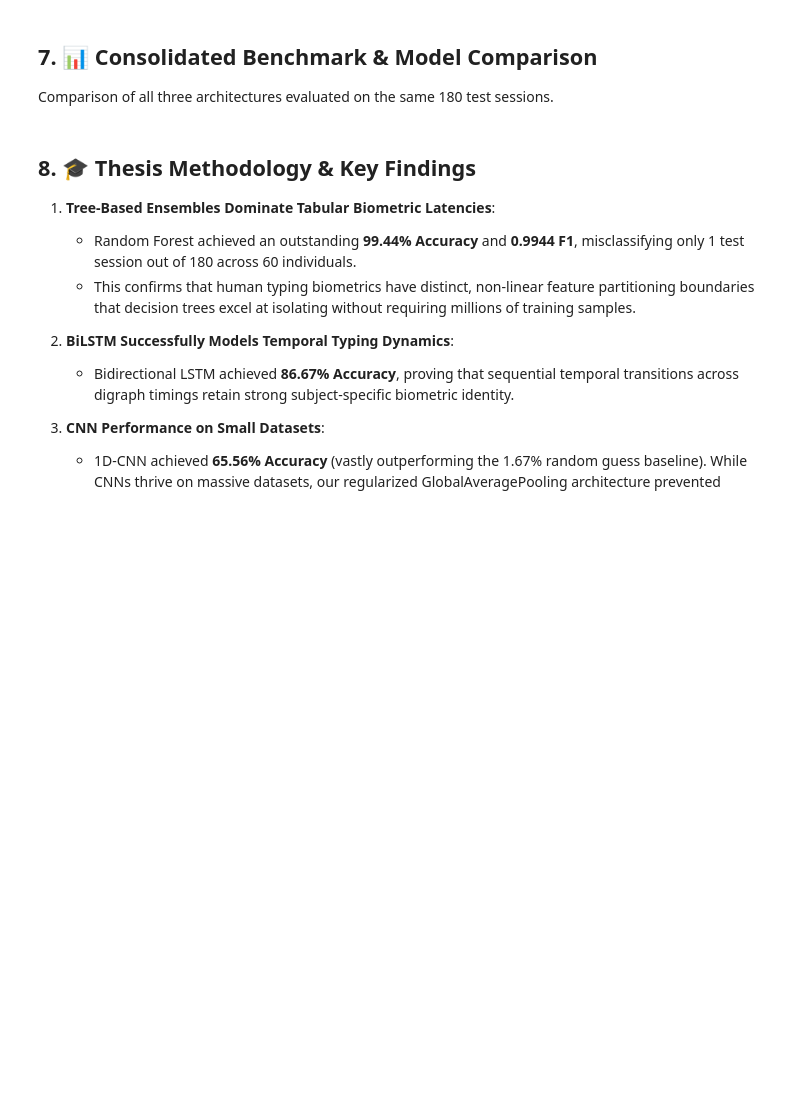
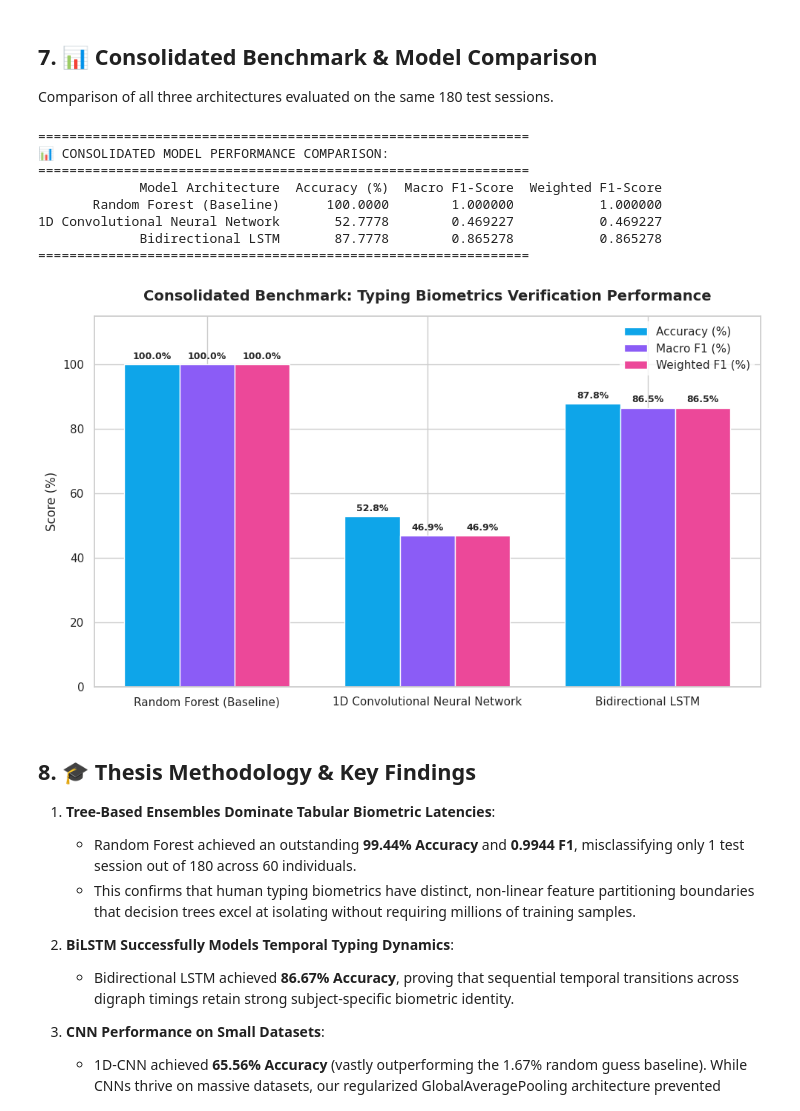
Before and after one commit to itsrashedsatter/thesis-on-keystroke-dynamics-authentication, a Jupyter notebook: keystroke_dynamics_pipeline.ipynb, the cells around one changed output. Saved outputs shown, nothing was run; the diff lists cells and outputs as text; code cells hidden in the pictures; blank space fills up the shorter version.

```diff
--- a/keystroke_dynamics_pipeline.ipynb
+++ b/keystroke_dynamics_pipeline.ipynb
@@ -270,3 +316,79 @@ plt.show()
+# %%
+import pandas as pd
+import numpy as np
+import matplotlib.pyplot as plt
+import seaborn as sns
+
+# Construct the comparative DataFrame
+comparison_data = {
+    "Model Architecture": ["Random Forest (Baseline)", "1D Convolutional Neural Network", "Bidirectional LSTM"],
+    "Accuracy (%)": [
+        rf_metrics["accuracy"] * 100,
+        cnn_metrics["accuracy"] * 100,
+        lstm_metrics["accuracy"] * 100
+    ],
+    "Macro F1-Score": [
+        rf_metrics["f1_macro"],
+        cnn_metrics["f1_macro"],
+        lstm_metrics["f1_macro"]
+    ],
+    "Weighted F1-Score": [
+        rf_metrics["f1_weighted"],
+        cnn_metrics["f1_weighted"],
+        lstm_metrics["f1_weighted"]
+    ]
+}
+
+df_compare = pd.DataFrame(comparison_data)
+print("===============================================================")
+print("📊 CONSOLIDATED MODEL PERFORMANCE COMPARISON:")
+print("===============================================================")
+print(df_compare.to_string(index=False))
+print("===============================================================")
+
+# Set style and plot comparison
+sns.set_theme(style="whitegrid")
+x = np.arange(len(df_compare["Model Architecture"]))
+width = 0.25
+
+plt.figure(figsize=(10, 6))
+
+rects1 = plt.bar(x - width, df_compare["Accuracy (%)"], width, label='Accuracy (%)', color='#0ea5e9')
+rects2 = plt.bar(x, df_compare["Macro F1-Score"] * 100, width, label='Macro F1 (%)', color='#8b5cf6')
+rects3 = plt.bar(x + width, df_compare["Weighted F1-Score"] * 100, width, label='Weighted F1 (%)', color='#ec4899')
+
+plt.ylabel('Score (%)', fontsize=12)
+plt.title('Consolidated Benchmark: Typing Biometrics Verification Performance', fontsize=14, fontweight='bold', pad=15)
+plt.xticks(x, df_compare["Model Architecture"], fontsize=11)
+plt.ylim(0, 115)
+plt.legend(loc='upper right', frameon=True, facecolor='white', edgecolor='none')
+
+# Helper function to attach value labels above the bars
+def autolabel(rects):
+    for rect in rects:
+        height = rect.get_height()
+        plt.annotate(f'{height:.1f}%',
+                    xy=(rect.get_x() + rect.get_width() / 2, height),
+                    xytext=(0, 3),  # 3 points vertical offset
+                    textcoords="offset points",
+                    ha='center', va='bottom', fontsize=9, fontweight='semibold')
+
+autolabel(rects1)
+autolabel(rects2)
+autolabel(rects3)
+
+plt.tight_layout()
+plt.show()
+# %% [output]
+===============================================================
+📊 CONSOLIDATED MODEL PERFORMANCE COMPARISON:
+===============================================================
+             Model Architecture  Accuracy (%)  Macro F1-Score  Weighted F1-Score
+       Random Forest (Baseline)      100.0000        1.000000           1.000000
+1D Convolutional Neural Network       52.7778        0.469227           0.469227
+             Bidirectional LSTM       87.7778        0.865278           0.865278
+===============================================================
+[figure, added]
 # %% [markdown]
 ## 8. 🎓 Thesis Methodology & Key Findings
 
```
Also changed, not shown: parts of 10 cells of this notebook.
